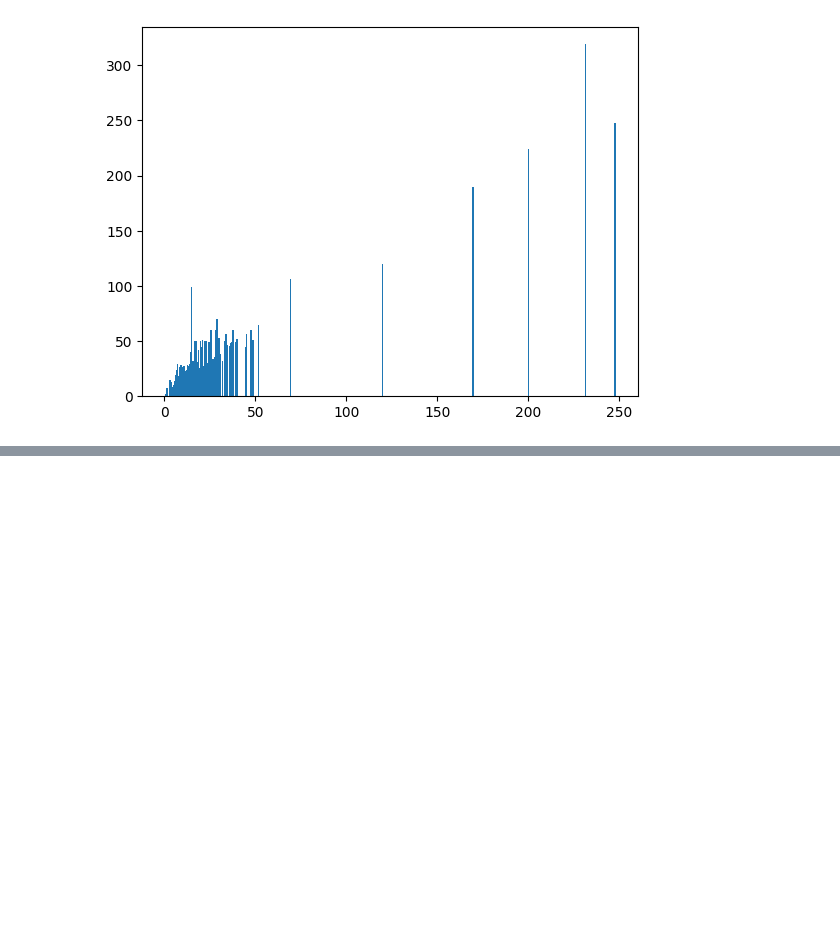
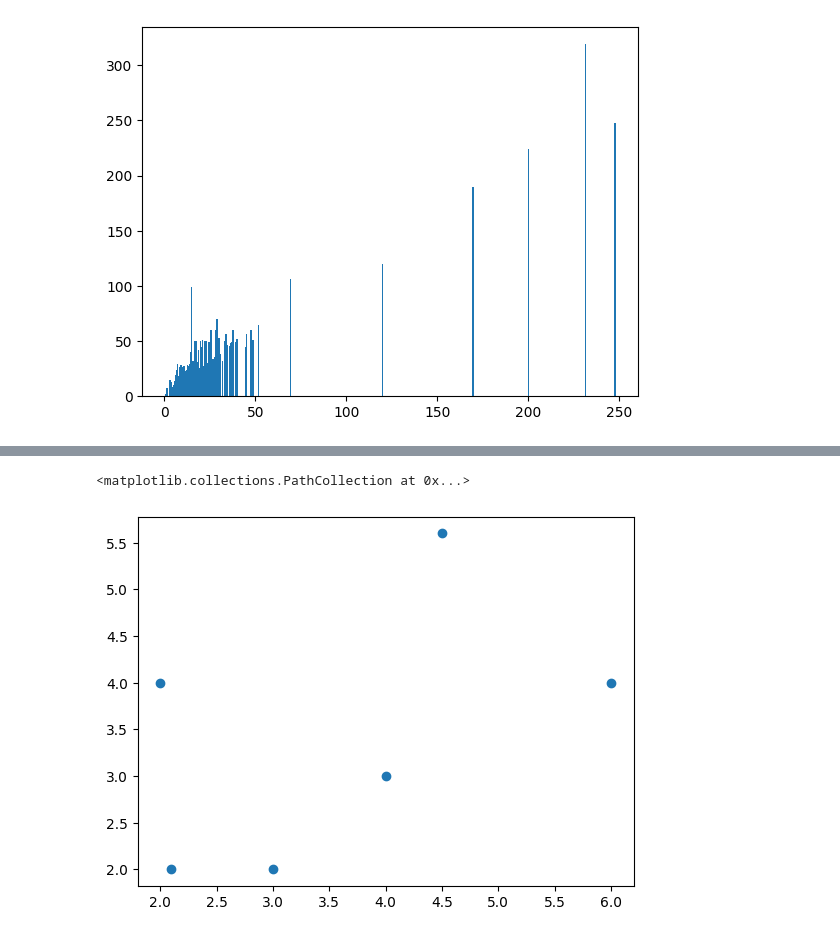
Before and after one commit to SakshamKatiy/Machine-Learning, a Jupyter notebook: 24may visualization.ipynb, the cells around one changed output, grey strips where cells are left out. Drawn from its saved outputs; the diff is of its cells as text; code cells hidden in the pictures; blank space fills up the shorter version.

```diff
--- a/24may visualization.ipynb
+++ b/24may visualization.ipynb
@@ -32,0 +59,8 @@ plt.bar(x,y)
+# %%
+x = [2,3,4.5,6,4,2.1]
+y = [4,2,5.6,4,3,2]
+# %%
+plt.scatter(x,y)
+# %% [output]
+<matplotlib.collections.PathCollection at 0x...>
+[figure, added]
```
Also changed, not shown: parts of 5 cells of this notebook.
